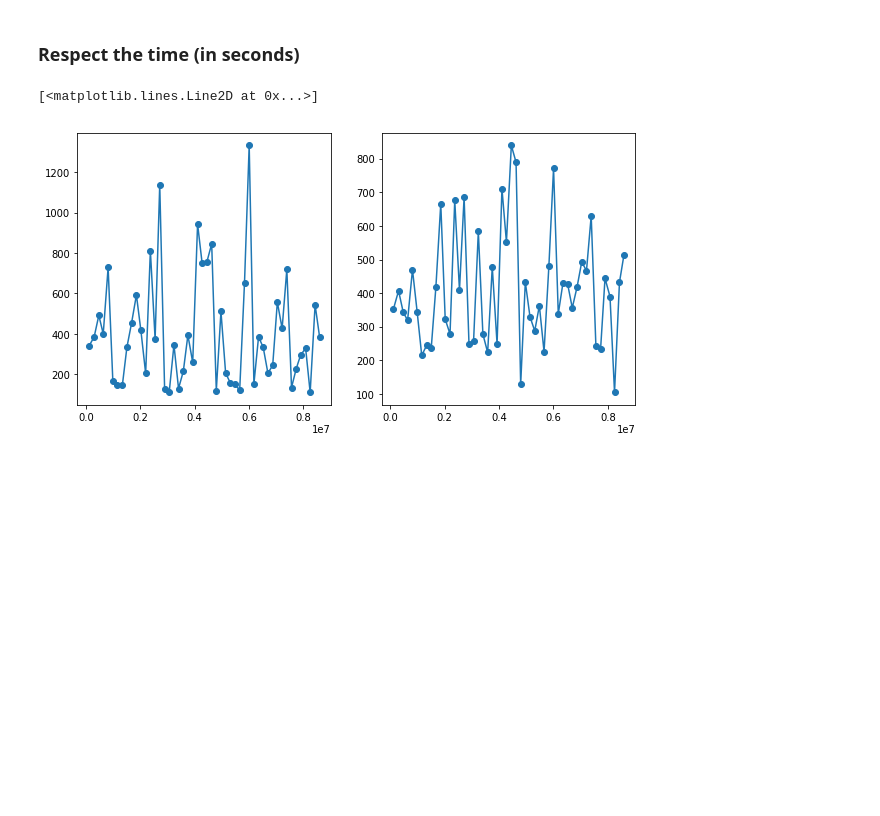
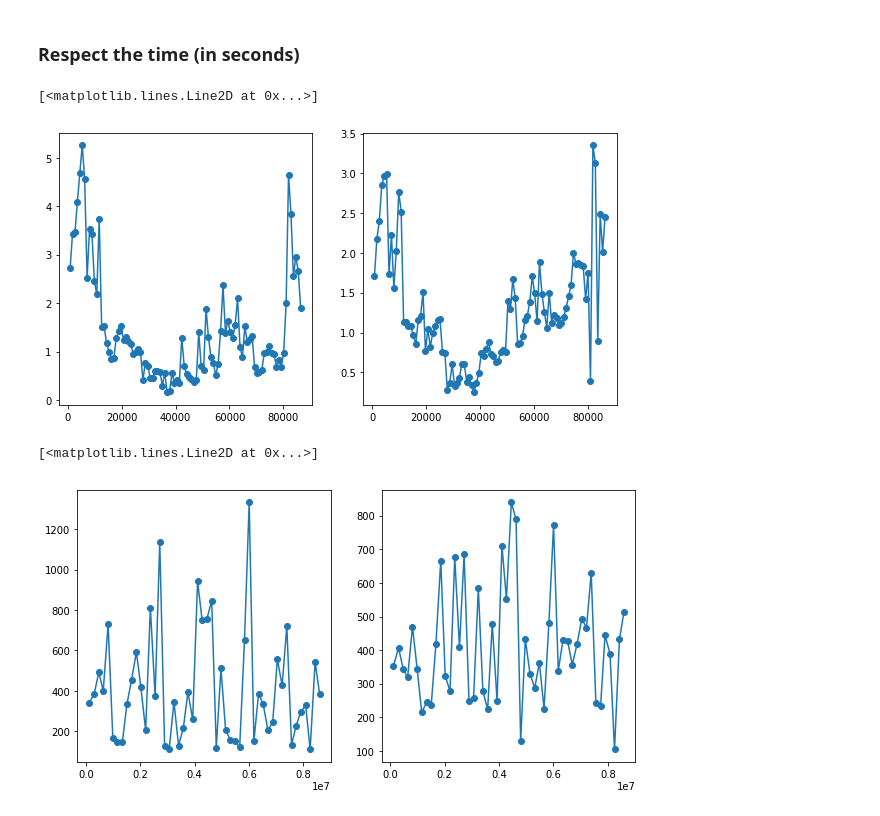
Before and after one commit to kriete/cie5703_notebooks, a Jupyter notebook: week_7_temporal_variogram.ipynb, the cells around one changed output. Drawn from its saved outputs; the diff is of its cells as text; code cells hidden in the pictures; blank space fills up the shorter version.

```diff
--- a/week_7_temporal_variogram.ipynb
+++ b/week_7_temporal_variogram.ipynb
@@ -69,6 +87,9 @@ fig.autofmt_xdate()
 # %%
 charlotte_24h_rainfall['seconds'] = charlotte_24h_rainfall.index.astype(np.int64) // 10 ** 9 - ( charlotte_24h_rainfall.index.astype(np.int64)[0] // 10 ** 9)
 charlotte_24h_rainfall['zeros'] = np.zeros((len(charlotte_24h_rainfall.accum_rain_1), 1), dtype=np.int8)
+
+charlotte_rainfall['seconds'] = charlotte_rainfall.index.astype(np.int64) // 10 ** 9 - ( charlotte_rainfall.index.astype(np.int64)[0] // 10 ** 9)
+charlotte_rainfall['zeros'] = np.zeros((len(charlotte_rainfall.Rainfall_1), 1), dtype=np.int8)
 # %%
 sp = importr('sp')
 gstat = importr('gstat')
@@ -82,5 +103,34 @@ R object with classes: ('function',) mapped to:
 # %% [markdown]
 ### Respect the time (in seconds)
+# %%
+#charlotte_rainfall['seconds'] = charlotte_24h_rainfall.index.astype(np.int64) // 10 ** 9 - ( charlotte_24h_rainfall.index.astype(np.int64)[0] // 10 ** 9)
+rain1 = charlotte_rainfall[['Rainfall_1', 'seconds', 'zeros']]
+rain2 = charlotte_rainfall[['Rainfall_2', 'seconds', 'zeros']]
+
+r_df = pandas2ri.py2ri(rain1)
+r.assign('mydata', r_df)
+r_df2 = pandas2ri.py2ri(rain2)
+r.assign('mydata2', r_df2)
+
+r('''
+mydata <- data.frame(mydata)
+coordinates(mydata) <- ~seconds+zeros
+
+mydata2 <- data.frame(mydata2)
+coordinates(mydata2) <- ~seconds+zeros
+''')
+
+p_myiso = r('myiso <- variogram(Rainfall_1~1,mydata,width=900,cutoff=86400)')
+p_myiso2 = r('myiso2 <- variogram(Rainfall_2~1,mydata2,width=900,cutoff=86400)')
+
+plt.figure(figsize=(10,5))
+plt.subplot(121)
+plt.plot(p_myiso['dist'], p_myiso['gamma'], '-o')
+plt.subplot(122)
+plt.plot(p_myiso2['dist'], p_myiso2['gamma'], '-o')
+# %% [output]
+[<matplotlib.lines.Line2D at 0x...>]
+[figure, added]
 # %%
 charlotte_24h_rainfall['seconds'] = charlotte_24h_rainfall.index.astype(np.int64) // 10 ** 9 - ( charlotte_24h_rainfall.index.astype(np.int64)[0] // 10 ** 9)
 rain1 = charlotte_24h_rainfall[['accum_rain_1', 'seconds', 'zeros']]
```
Also changed, not shown: parts of 3 cells of this notebook, 1 other file.
